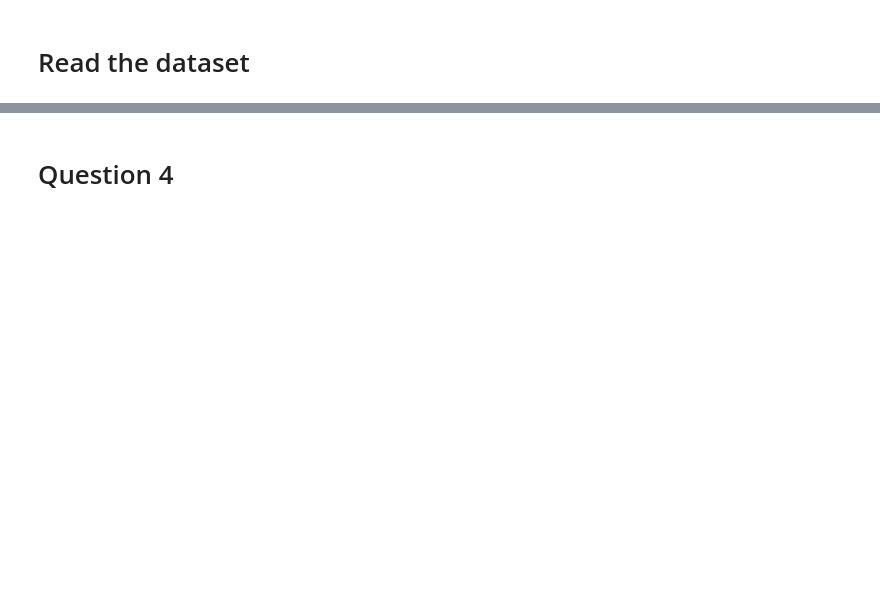
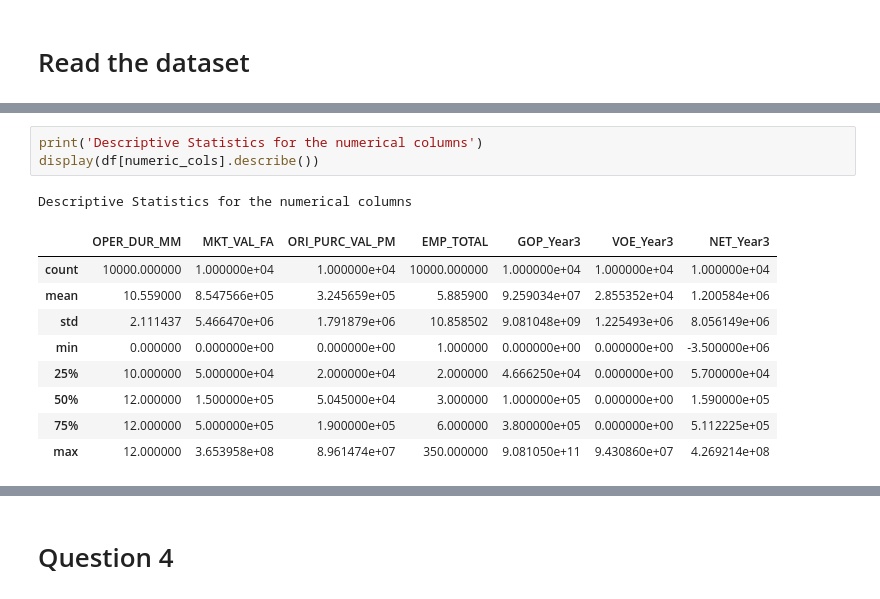
Before and after one commit to sandipto-sanyal/AMPBA-Group-Assignments, a Jupyter notebook: Group 17.ipynb, the cells around one changed output, grey strips where cells are left out. Saved outputs shown, nothing was run; the diff lists cells and outputs as text; blank space fills up the shorter version.

```diff
--- a/Group 17.ipynb
+++ b/Group 17.ipynb
@@ -172,0 +167,14 @@ dtype: object
+# %%
+print('Descriptive Statistics for the numerical columns')
+display(df[numeric_cols].describe())
+# %% [output]
+Descriptive Statistics for the numerical columns
+|  | OPER_DUR_MM | MKT_VAL_FA | ORI_PURC_VAL_PM | EMP_TOTAL | GOP_Year3 | VOE_Year3 | NET_Year3 |
+| count | 10000.000000 | 1.000000e+04 | 1.000000e+04 | 10000.000000 | 1.000000e+04 | 1.000000e+04 | 1.000000e+04 |
+| mean | 10.559000 | 8.547566e+05 | 3.245659e+05 | 5.885900 | 9.259034e+07 | 2.855352e+04 | 1.200584e+06 |
+| std | 2.111437 | 5.466470e+06 | 1.791879e+06 | 10.858502 | 9.081048e+09 | 1.225493e+06 | 8.056149e+06 |
+| min | 0.000000 | 0.000000e+00 | 0.000000e+00 | 1.000000 | 0.000000e+00 | 0.000000e+00 | -3.500000e+06 |
+| 25% | 10.000000 | 5.000000e+04 | 2.000000e+04 | 2.000000 | 4.666250e+04 | 0.000000e+00 | 5.700000e+04 |
+| 50% | 12.000000 | 1.500000e+05 | 5.045000e+04 | 3.000000 | 1.000000e+05 | 0.000000e+00 | 1.590000e+05 |
+| 75% | 12.000000 | 5.000000e+05 | 1.900000e+05 | 6.000000 | 3.800000e+05 | 0.000000e+00 | 5.112225e+05 |
+| max | 12.000000 | 3.653958e+08 | 8.961474e+07 | 350.000000 | 9.081050e+11 | 9.430860e+07 | 4.269214e+08 |
```
Also changed, not shown: parts of 37 cells of this notebook, 3 other files.
